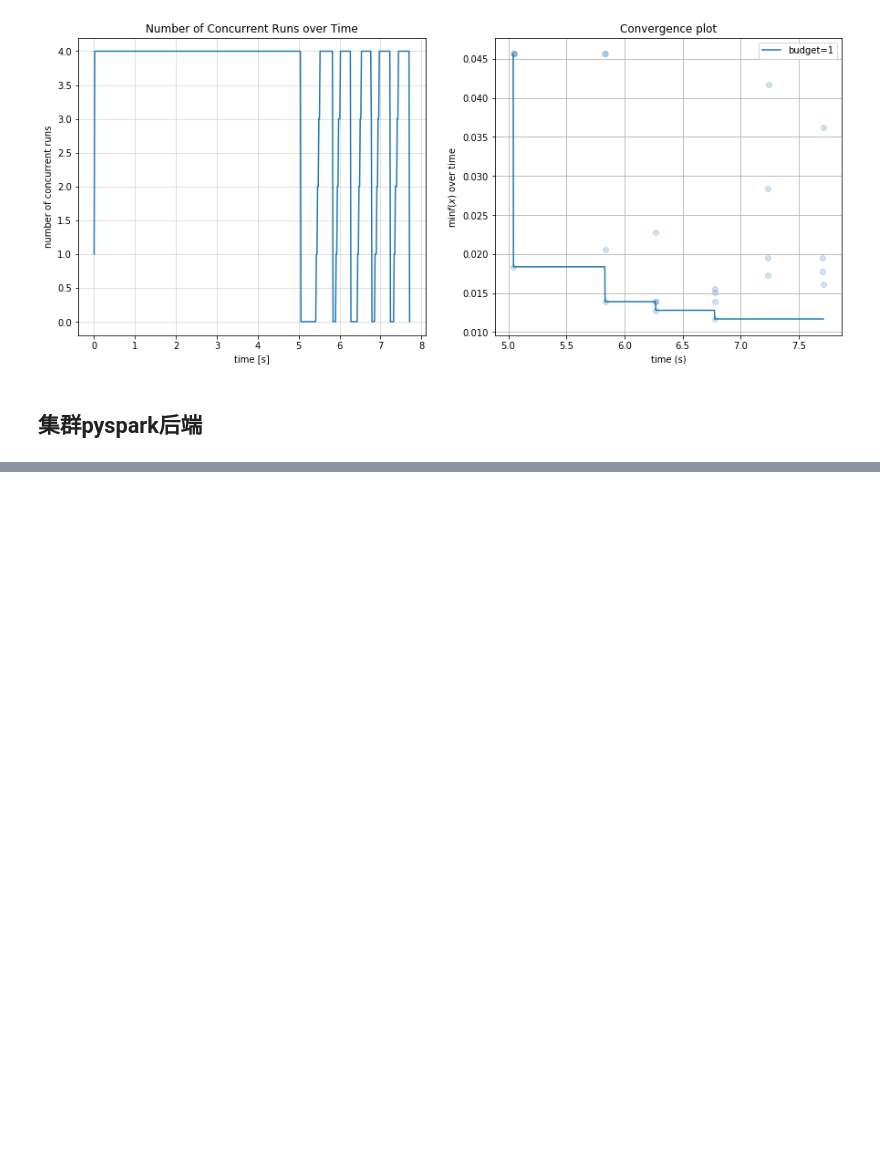
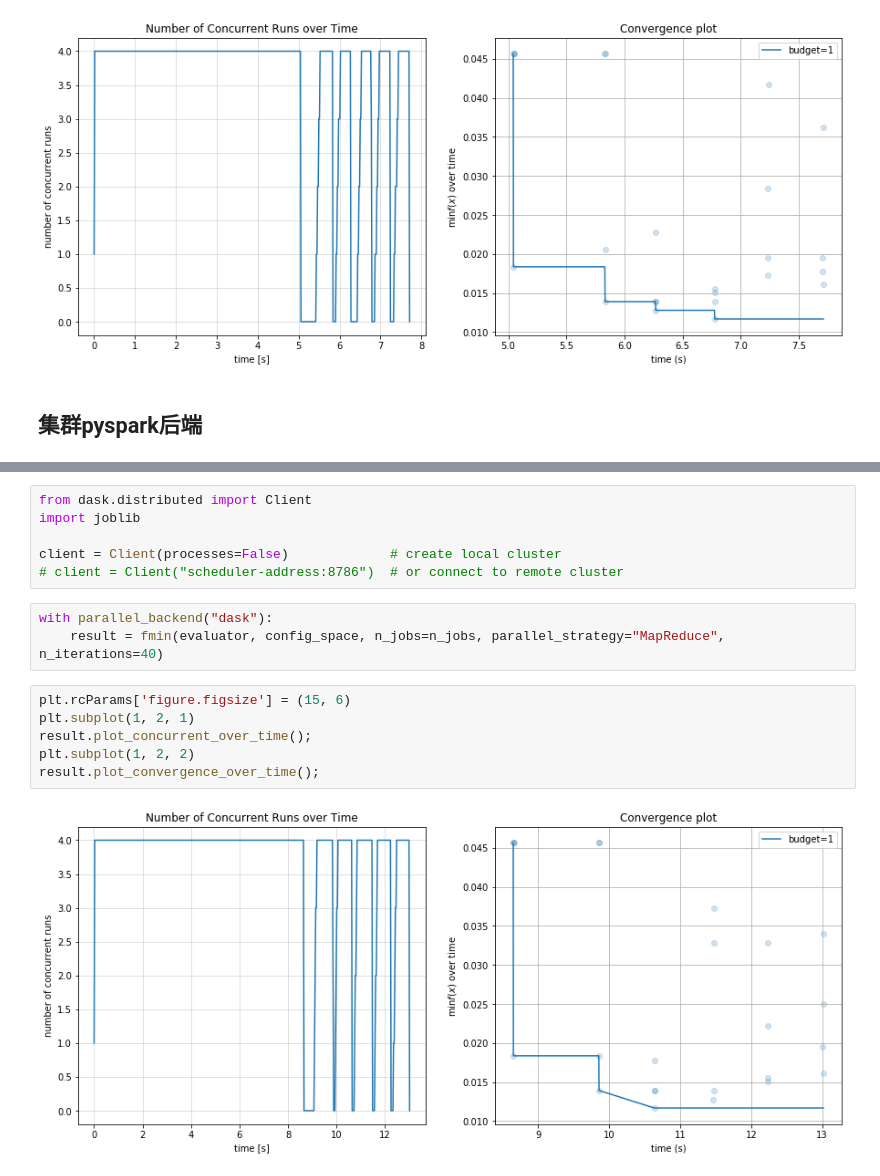
Before and after one commit to auto-flow/ultraopt, a Jupyter notebook: tutorials/09. MapReduce Parallel Strategy.ipynb, the cells around one changed output, grey strips where cells are left out. Drawn from its saved outputs; the diff is of its cells as text; blank space fills up the shorter version.

```diff
--- a/tutorials/09. MapReduce Parallel Strategy.ipynb
+++ b/tutorials/09. MapReduce Parallel Strategy.ipynb
@@ -61,0 +140,17 @@ result.plot_convergence_over_time();
+# %%
+from dask.distributed import Client
+import joblib
+
+client = Client(processes=False)             # create local cluster
+# client = Client("scheduler-address:8786")  # or connect to remote cluster
+# %%
+with parallel_backend("dask"):
+    result = fmin(evaluator, config_space, n_jobs=n_jobs, parallel_strategy="MapReduce", n_iterations=40)
+# %%
+plt.rcParams['figure.figsize'] = (15, 6)
+plt.subplot(1, 2, 1)
+result.plot_concurrent_over_time();
+plt.subplot(1, 2, 2)
+result.plot_convergence_over_time();
+# %% [output]
+[figure, added]
```
Also changed, not shown: parts of 9 cells of this notebook, 5 other files.
